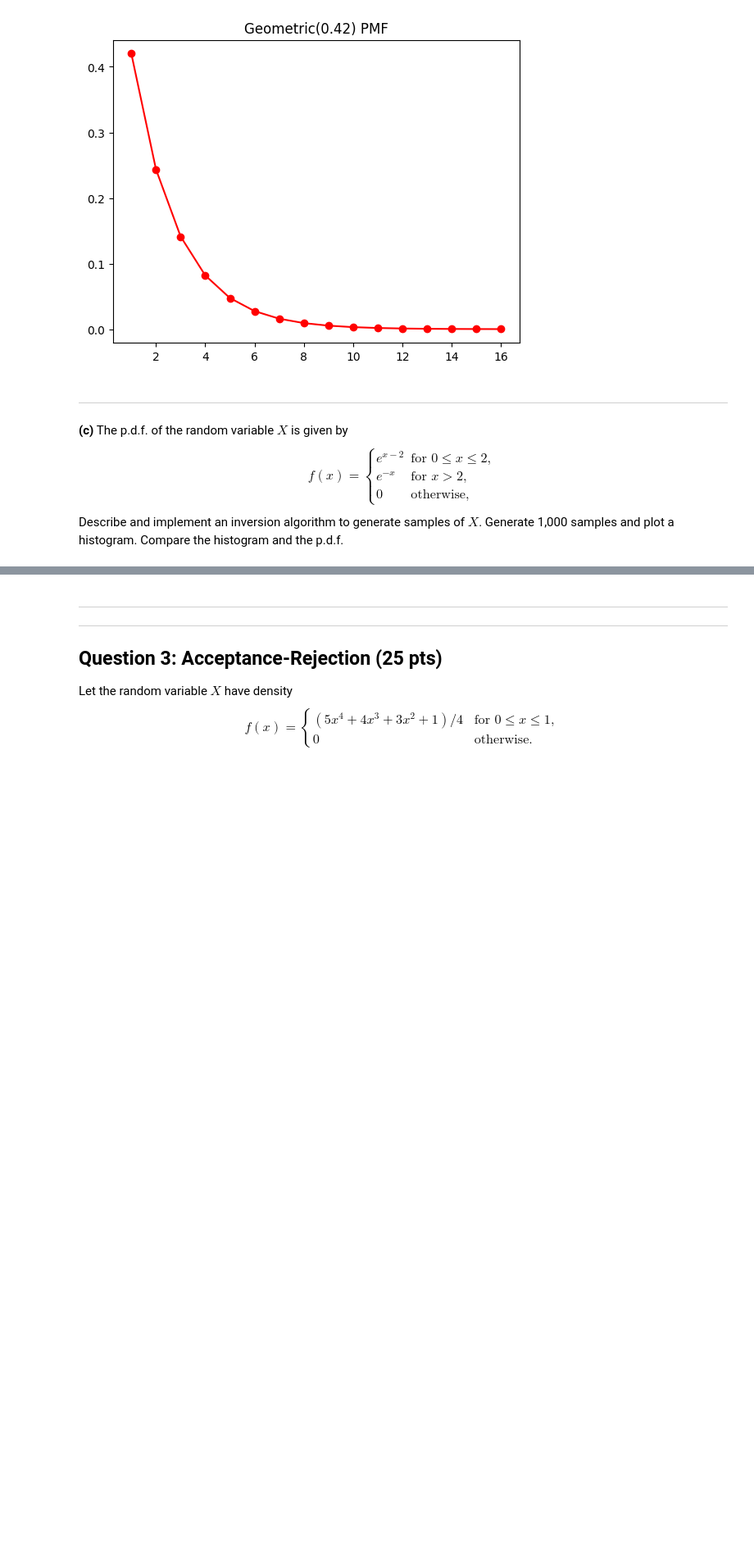
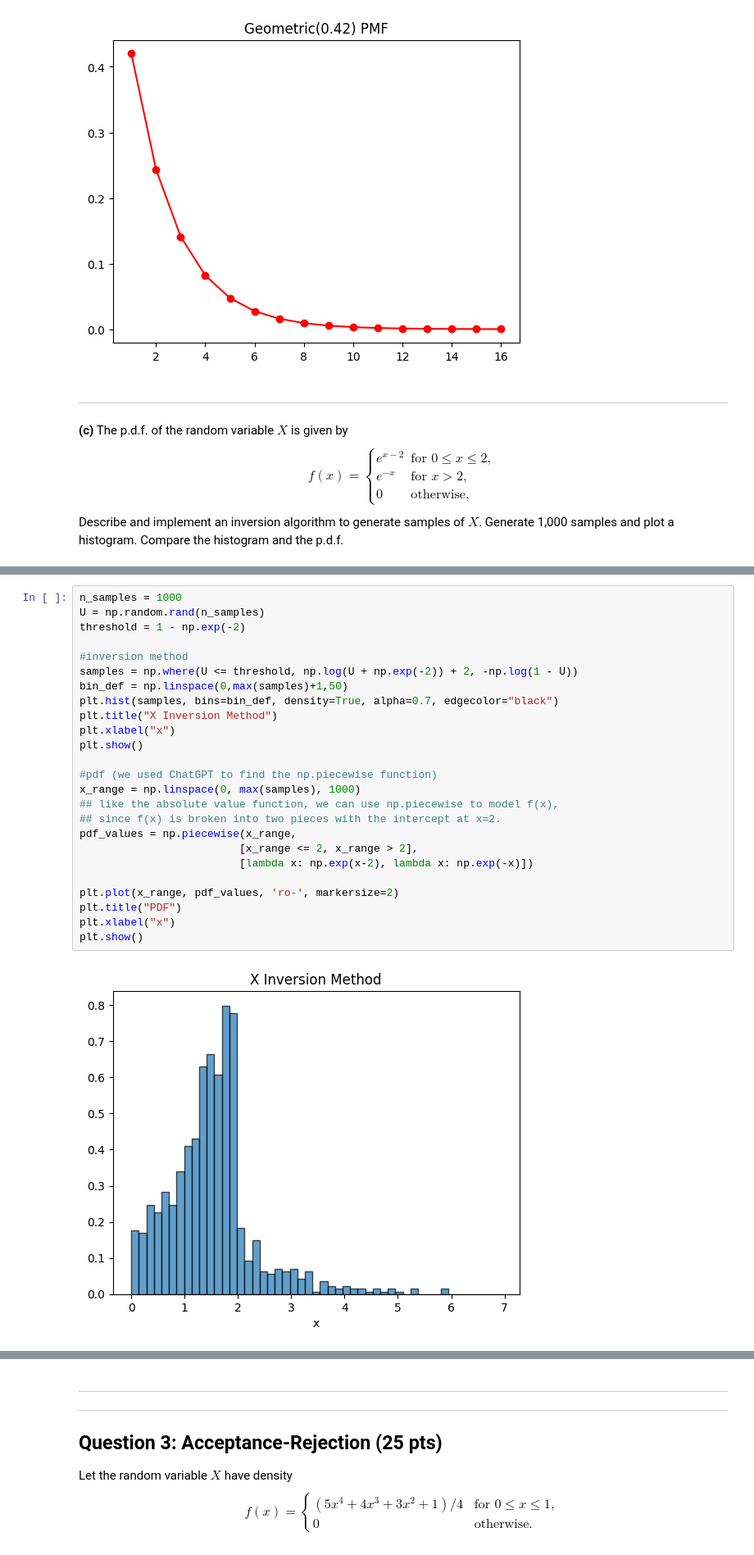
Before and after one commit to Mingfei-L6/4580, a Jupyter notebook: orie_4580_HW3.ipynb, the cells around one changed output, grey strips where cells are left out. Shown: that part at 82% size. Cells and saved outputs as stored; diff of their text form; blank space fills up the shorter version.

```diff
--- a/orie_4580_HW3.ipynb
+++ b/orie_4580_HW3.ipynb
@@ -279,0 +317,27 @@ We need to find the cdf F(x) first.
+# %%
+n_samples = 1000
+U = np.random.rand(n_samples)
+threshold = 1 - np.exp(-2)
+
+#inversion method
+samples = np.where(U <= threshold, np.log(U + np.exp(-2)) + 2, -np.log(1 - U))
+bin_def = np.linspace(0,max(samples)+1,50)
+plt.hist(samples, bins=bin_def, density=True, alpha=0.7, edgecolor="black")
+plt.title("X Inversion Method")
+plt.xlabel("x")
+plt.show()
+
+#pdf (we used ChatGPT to find the np.piecewise function)
+x_range = np.linspace(0, max(samples), 1000)
+## like the absolute value function, we can use np.piecewise to model f(x),
+## since f(x) is broken into two pieces with the intercept at x=2.
+pdf_values = np.piecewise(x_range,
+                         [x_range <= 2, x_range > 2],
+                         [lambda x: np.exp(x-2), lambda x: np.exp(-x)])
+
+plt.plot(x_range, pdf_values, 'ro-', markersize=2)
+plt.title("PDF")
+plt.xlabel("x")
+plt.show()
+# %% [output]
+[figure, added]
```
Also changed, not shown: parts of 13 cells of this notebook.
